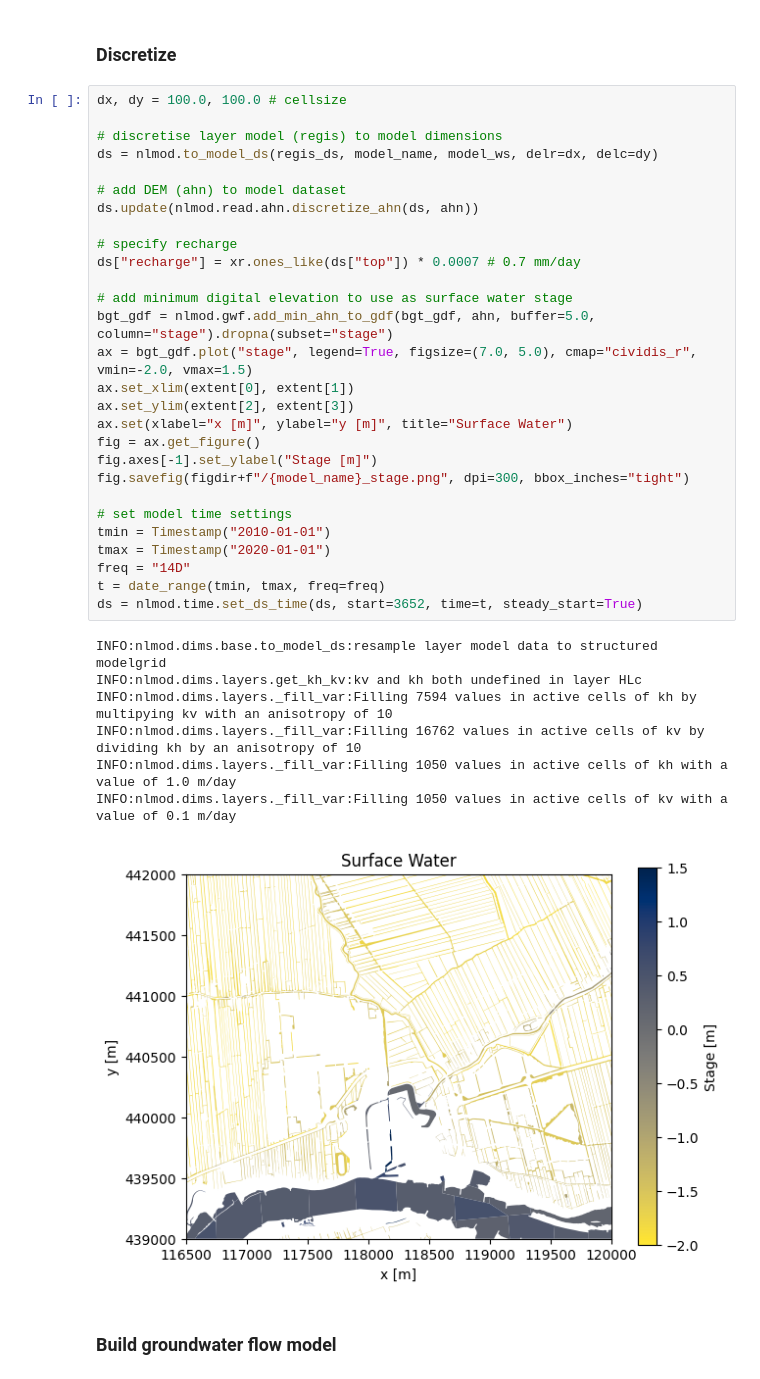
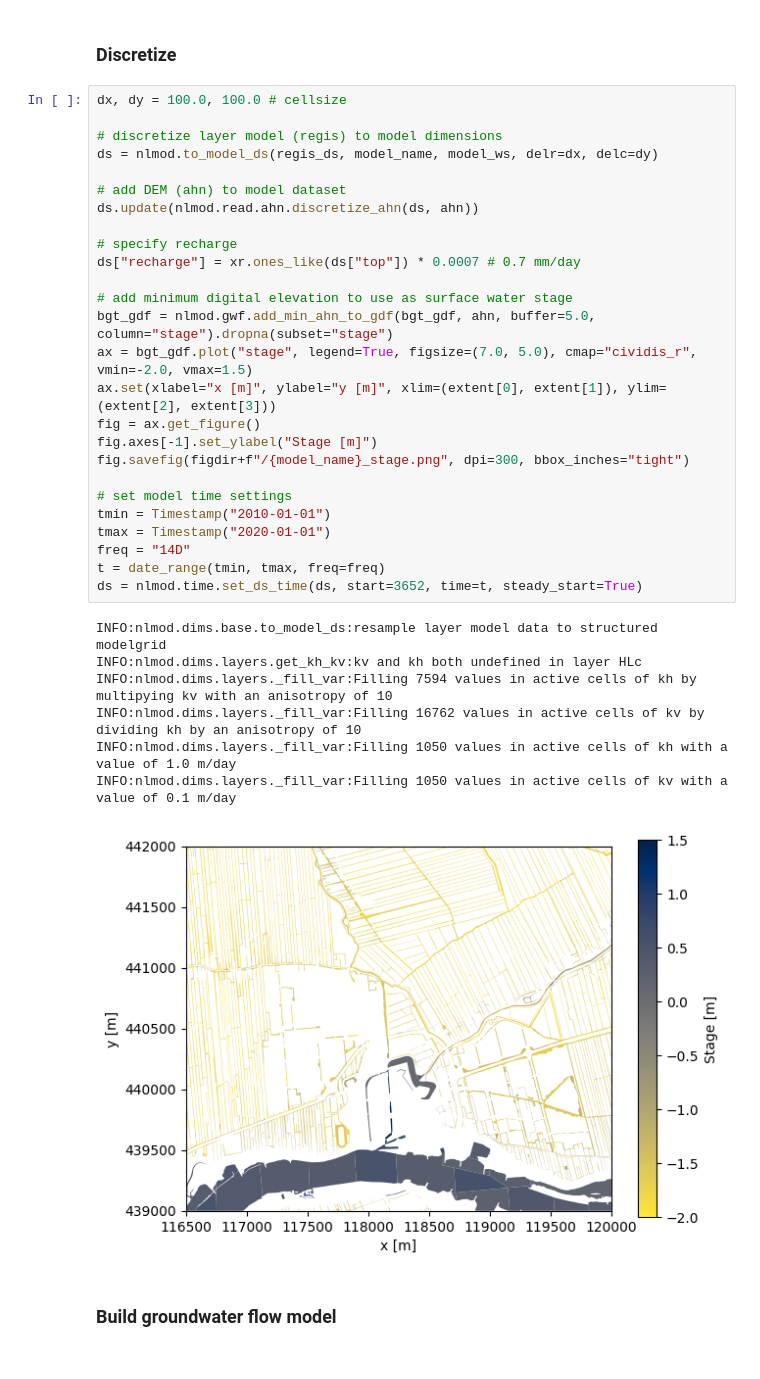
Before and after one commit to gwmod/nlmod, a Jupyter notebook: docs/examples/21_joss_example.ipynb, the cells around one changed output. Cells and saved outputs as stored; diff of their text form.

```diff
--- a/docs/examples/21_joss_example.ipynb
+++ b/docs/examples/21_joss_example.ipynb
@@ -62,39 +62,37 @@ INFO:nlmod.cache.wrapper:using cached data -> ahn.nc
 # %%
 dx, dy = 100.0, 100.0 # cellsize
 
-# discretise layer model (regis) to model dimensions
+# discretize layer model (regis) to model dimensions
 ds = nlmod.to_model_ds(regis_ds, model_name, model_ws, delr=dx, delc=dy)
 
 # add DEM (ahn) to model dataset
 ds.update(nlmod.read.ahn.discretize_ahn(ds, ahn))
 
 # specify recharge
 ds["recharge"] = xr.ones_like(ds["top"]) * 0.0007 # 0.7 mm/day
 
 # add minimum digital elevation to use as surface water stage
 bgt_gdf = nlmod.gwf.add_min_ahn_to_gdf(bgt_gdf, ahn, buffer=5.0, column="stage").dropna(subset="stage")
 ax = bgt_gdf.plot("stage", legend=True, figsize=(7.0, 5.0), cmap="cividis_r", vmin=-2.0, vmax=1.5)
-ax.set_xlim(extent[0], extent[1])
-ax.set_ylim(extent[2], extent[3])
-ax.set(xlabel="x [m]", ylabel="y [m]", title="Surface Water")
+ax.set(xlabel="x [m]", ylabel="y [m]", xlim=(extent[0], extent[1]), ylim=(extent[2], extent[3]))
 fig = ax.get_figure()
 fig.axes[-1].set_ylabel("Stage [m]")
 fig.savefig(figdir+f"/{model_name}_stage.png", dpi=300, bbox_inches="tight")
 
 # set model time settings
 tmin = Timestamp("2010-01-01")
 tmax = Timestamp("2020-01-01")
 freq = "14D"
 t = date_range(tmin, tmax, freq=freq)
 ds = nlmod.time.set_ds_time(ds, start=3652, time=t, steady_start=True)
 # %% [output]
 INFO:nlmod.dims.base.to_model_ds:resample layer model data to structured modelgrid
 INFO:nlmod.dims.layers.get_kh_kv:kv and kh both undefined in layer HLc
 INFO:nlmod.dims.layers._fill_var:Filling 7594 values in active cells of kh by multipying kv with an anisotropy of 10
 INFO:nlmod.dims.layers._fill_var:Filling 16762 values in active cells of kv by dividing kh by an anisotropy of 10
 INFO:nlmod.dims.layers._fill_var:Filling 1050 values in active cells of kh with a value of 1.0 m/day
 INFO:nlmod.dims.layers._fill_var:Filling 1050 values in active cells of kv with a value of 0.1 m/day
-[figure, old version]
+[figure, new version]
 # %% [markdown]
 ### Build groundwater flow model
 # %%
```
Also changed, not shown: parts of 3 cells of this notebook, 5 other files.
